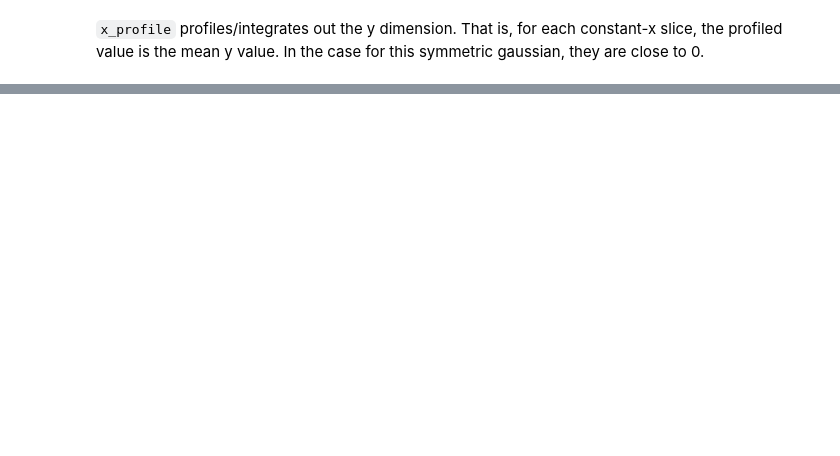
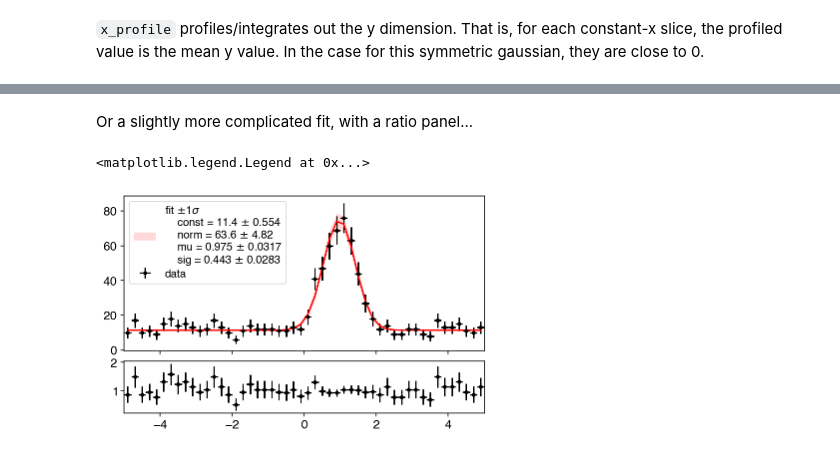
Before and after one commit to aminnj/yahist, a Jupyter notebook: examples/basic.ipynb, the cells around one changed output, grey strips where cells are left out. Saved outputs shown, nothing was run; the diff lists cells and outputs as text; code cells hidden in the pictures; blank space fills up the shorter version.

```diff
--- a/examples/basic.ipynb
+++ b/examples/basic.ipynb
@@ -191,0 +196,21 @@ h.rebin(5).x_profile().plot(show_counts=True,show_errors=True)
+# %% [markdown]
+Or a slightly more complicated fit, with a ratio panel...
+# %%
+np.random.seed(42)
+
+fig,(ax1,ax2) = plt.subplots(2,sharex=True,gridspec_kw=dict(height_ratios=[3, 1]))
+
+bins = "50,-5,5"
+hdata = (Hist1D(np.random.normal(1,0.5,350), bins=bins)
+         + Hist1D(10*np.random.random(600)-5, bins=bins))
+hdata.plot(ax=ax1,show_errors=True, color="k",markersize=3,label="data")
+
+res = hdata.fit("const+norm*np.exp(-(x-mu)**2/(2*sig**2))", ax=ax1)
+
+ratio = (hdata/res["hfit"])
+ratio.plot(ax=ax2, color="k", label="data/fit", show_errors=True,markersize=3)
+
+ax1.legend()
+# %% [output]
+<matplotlib.legend.Legend at 0x...>
+[figure, added]
```
Also changed, not shown: parts of 17 cells of this notebook.
